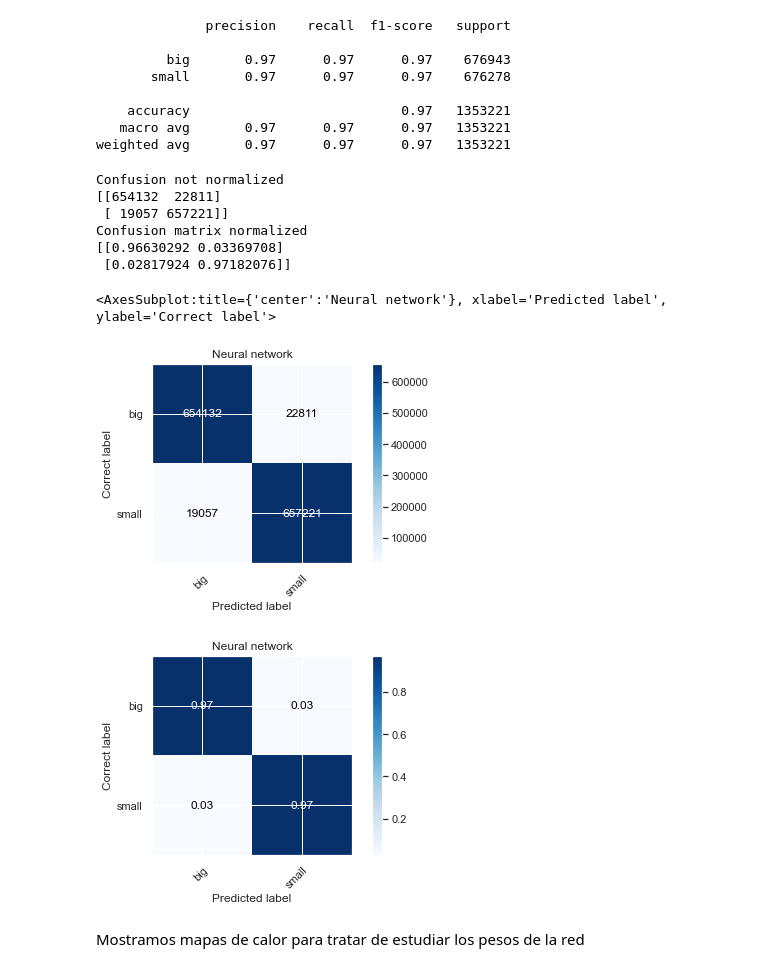
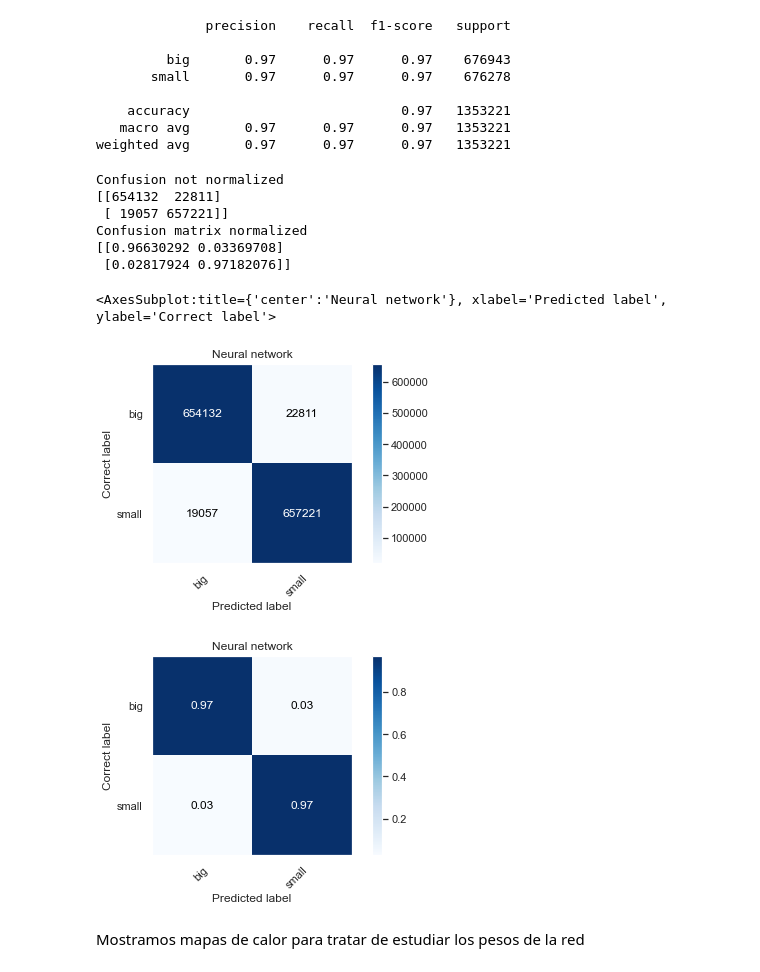
Before and after one commit to Jorgitou98/BooleanFunctions, a Jupyter notebook: NB/modelsML.ipynb, the cells around one changed output. Saved outputs shown, nothing was run; the diff lists cells and outputs as text; code cells hidden in the pictures.

```diff
--- a/NB/modelsML.ipynb
+++ b/NB/modelsML.ipynb
@@ -101,5 +101,5 @@ MLP=MLPClassifier(hidden_layer_sizes=(200, ), activation='relu', solver='adam',
 # %% [markdown]
 Comprobamos los resultado de la red sobre el conjunto de test
 # %%
-y_test_pred = MLP.predict(X_test)
+y_test_pred_MLP = MLP.predict(X_test)
 # %%
@@ -144,6 +144,7 @@ def plot_confusion_matrix(y_true, y_pred,
     fig, ax = plt.subplots()
     im = ax.imshow(cm, interpolation='nearest', cmap=cmap)
     ax.figure.colorbar(im, ax=ax)
+    ax.grid(None)
     # We want to show all ticks...
     ax.set(xticks=np.arange(cm.shape[1]),
            yticks=np.arange(cm.shape[0]),
@@ -159,7 +160,7 @@ def plot_confusion_matrix(y_true, y_pred,
 
     # Loop over data dimensions and create text annotations.
     fmt = '.2f' if normalize else 'd'
-    thresh = cm.max() / 2.
+    thresh = cm.max()/1.5
     for i in range(cm.shape[0]):
         for j in range(cm.shape[1]):
             ax.text(j, i, format(cm[i, j], fmt),
@@ -167,22 +168,22 @@ def plot_confusion_matrix(y_true, y_pred,
                     color="white" if cm[i, j] > thresh else "black")
     fig.tight_layout()
     if normalize:
-        title+= 'normalized'
-    plt.savefig(title+'.pdf')
+        title+= ' normalized'
+    plt.savefig(title+'.pdf', bbox_inches='tight')
     return ax
 # %%
-plot_confusion_matrix(y_test, y_test_pred, normalize = False, title='Neural network')
-plot_confusion_matrix(y_test, y_test_pred, normalize = True, title='Neural network')
+plot_confusion_matrix(y_test, y_test_pred_MLP, normalize = False, title='Neural network')
+plot_confusion_matrix(y_test, y_test_pred_MLP, normalize = True, title='Neural network')
 # %% [output]
 Confusion not normalized
 [[654132  22811]
  [ 19057 657221]]
 Confusion matrix normalized
 [[0.96630292 0.03369708]
  [0.02817924 0.97182076]]
 <AxesSubplot:title={'center':'Neural network'}, xlabel='Predicted label', ylabel='Correct label'>
-[figure, old version]
+[figure, new version]
-[figure, old version]
+[figure, new version]
 # %% [markdown]
 Mostramos mapas de calor para tratar de estudiar los pesos de la red
 # %%
```
Also changed, not shown: parts of 10 cells of this notebook, 1 other file.
